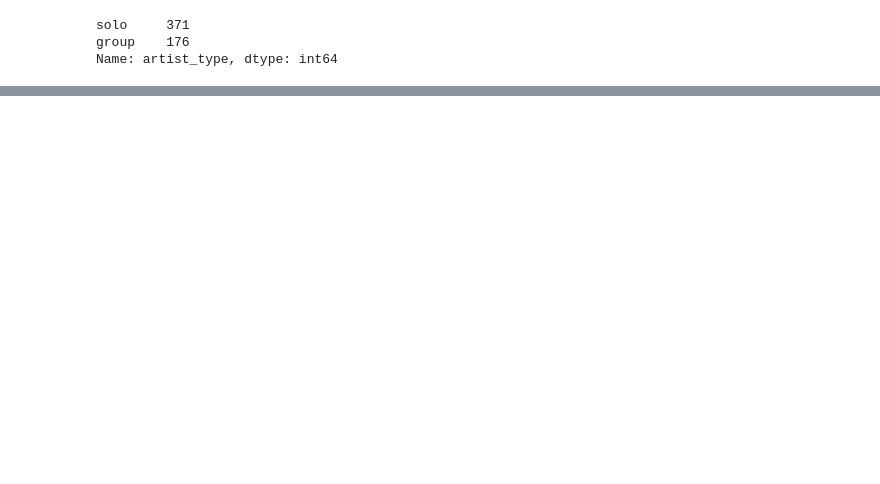
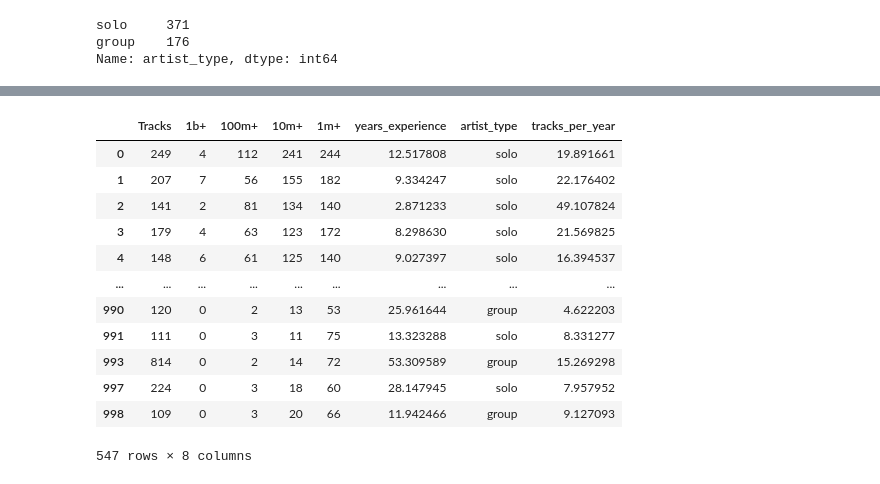
Before and after one commit to rexmoss/lotyrex-finalproject, a Jupyter notebook: finalproject.ipynb, the cells around one changed output, grey strips where cells are left out. Cells and saved outputs as stored; diff of their text form; code cells hidden in the pictures; blank space fills up the shorter version.

```diff
--- a/finalproject.ipynb
+++ b/finalproject.ipynb
@@ -221,0 +186,16 @@ See the caveats in the documentation: https://pandas.pydata.org/pandas-docs/stab
+# %%
+x
+# %% [output]
+|  | Tracks | 1b+ | 100m+ | 10m+ | 1m+ | years_experience | artist_type | tracks_per_year |
+| 0 | 249 | 4 | 112 | 241 | 244 | 12.517808 | solo | 19.891661 |
+| 1 | 207 | 7 | 56 | 155 | 182 | 9.334247 | solo | 22.176402 |
+| 2 | 141 | 2 | 81 | 134 | 140 | 2.871233 | solo | 49.107824 |
+| 3 | 179 | 4 | 63 | 123 | 172 | 8.298630 | solo | 21.569825 |
+| 4 | 148 | 6 | 61 | 125 | 140 | 9.027397 | solo | 16.394537 |
+| ... | ... | ... | ... | ... | ... | ... | ... | ... |
+| 990 | 120 | 0 | 2 | 13 | 53 | 25.961644 | group | 4.622203 |
+| 991 | 111 | 0 | 3 | 11 | 75 | 13.323288 | solo | 8.331277 |
+| 993 | 814 | 0 | 2 | 14 | 72 | 53.309589 | group | 15.269298 |
+| 997 | 224 | 0 | 3 | 18 | 60 | 28.147945 | solo | 7.957952 |
+| 998 | 109 | 0 | 3 | 20 | 66 | 11.942466 | group | 9.127093 |
+547 rows × 8 columns
```
Also changed, not shown: parts of 18 cells of this notebook.
